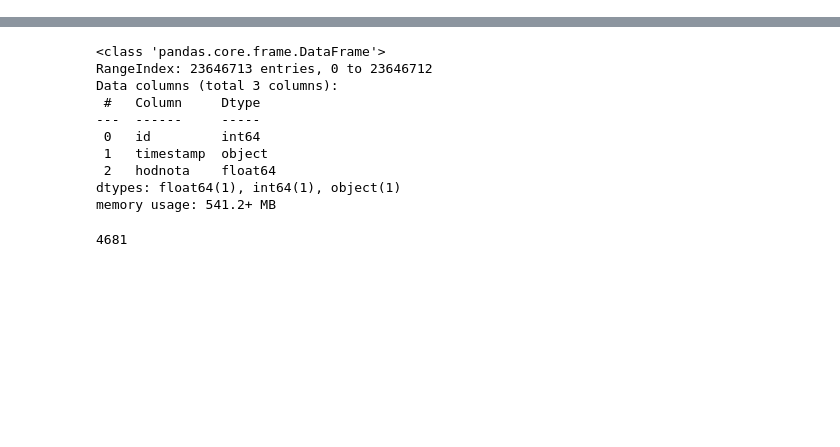
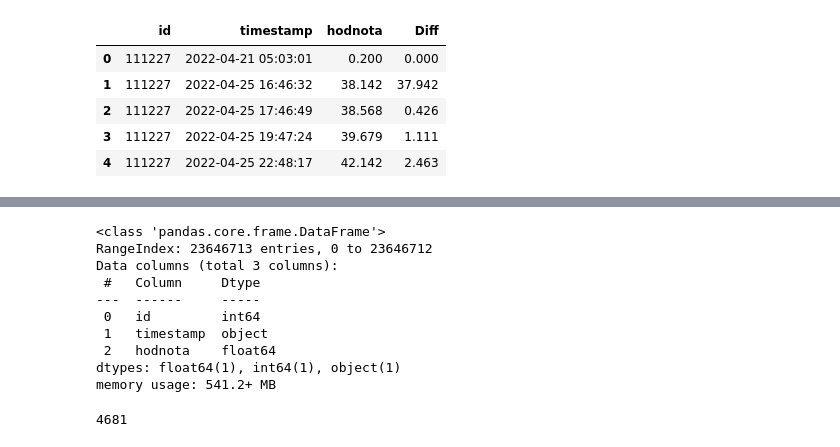
Before and after one commit to andres-cerny/master_thesis, a Jupyter notebook: data_exploration.ipynb, the cells around one changed output, grey strips where cells are left out. Drawn from its saved outputs; the diff is of its cells as text; code cells hidden in the pictures; blank space fills up the shorter version.

```diff
--- a/data_exploration.ipynb
+++ b/data_exploration.ipynb
@@ -10,0 +205,10 @@ first_export = pd.read_csv("zasilka-TP4VGT9M89DDMFIM/export_all_ids_2020.csv/exp
+# %%
+example_df = pd.read_csv('./data_sorted_timestamp/111227.csv')
+example_df.head()
+# %% [output]
+|  | id | timestamp | hodnota | Diff |
+| 0 | 111227 | 2022-04-21 05:03:01 | 0.200 | 0.000 |
+| 1 | 111227 | 2022-04-25 16:46:32 | 38.142 | 37.942 |
+| 2 | 111227 | 2022-04-25 17:46:49 | 38.568 | 0.426 |
+| 3 | 111227 | 2022-04-25 19:47:24 | 39.679 | 1.111 |
+| 4 | 111227 | 2022-04-25 22:48:17 | 42.142 | 2.463 |
```
Also changed, not shown: parts of 37 cells of this notebook, 5 other files.
